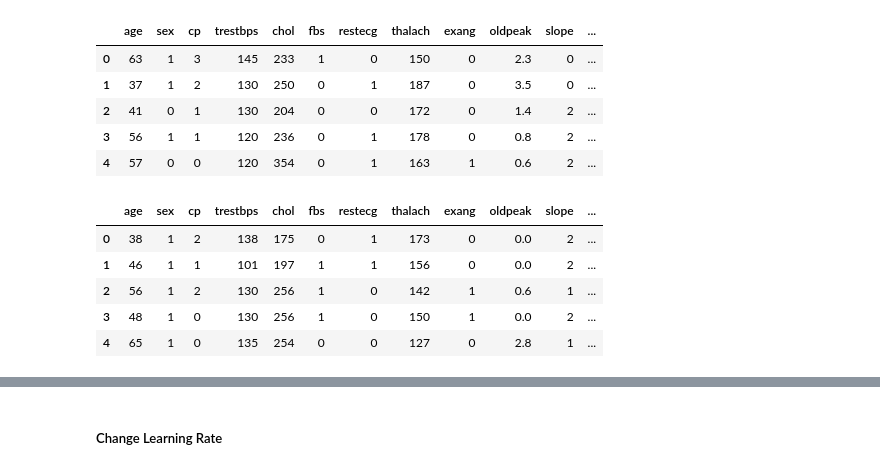
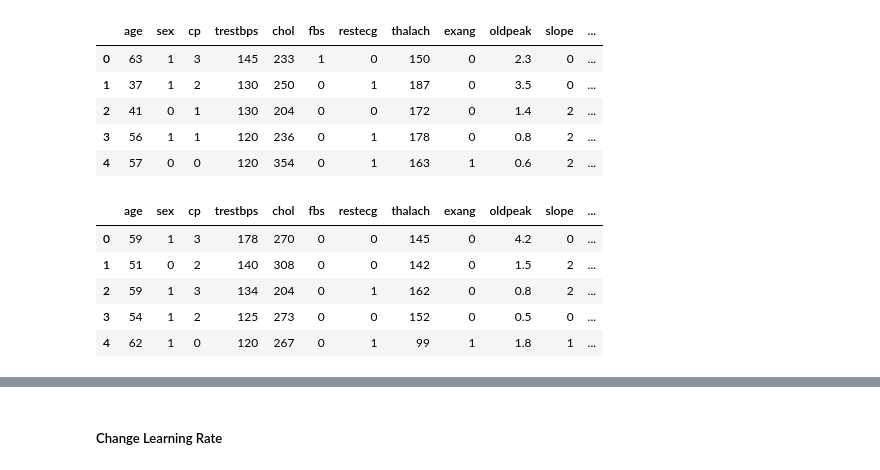
Before and after one commit to AYA0HASSAN/LogisticRegression, a Jupyter notebook: LogisticRegressionLab.ipynb, the cells around one changed output, grey strips where cells are left out. Cells and saved outputs as stored; diff of their text form; code cells hidden in the pictures.

```diff
--- a/LogisticRegressionLab.ipynb
+++ b/LogisticRegressionLab.ipynb
@@ -334,12 +438,13 @@ data.head()
 | 3 | 56 | 1 | 1 | 120 | 236 | 0 | 1 | 178 | 0 | 0.8 | 2 | ... |
 | 4 | 57 | 0 | 0 | 120 | 354 | 0 | 1 | 163 | 1 | 0.6 | 2 | ... |
 # %%
-data_shuffled = data.sample(frac=1).reset_index(drop=True)
+np.random.seed(411)
+data_shuffled = data.sample(frac=1.0).reset_index(drop=True)
 data_shuffled.head()
 # %% [output]
 |  | age | sex | cp | trestbps | chol | fbs | restecg | thalach | exang | oldpeak | slope | ... |
-| 0 | 38 | 1 | 2 | 138 | 175 | 0 | 1 | 173 | 0 | 0.0 | 2 | ... |
-| 1 | 46 | 1 | 1 | 101 | 197 | 1 | 1 | 156 | 0 | 0.0 | 2 | ... |
-| 2 | 56 | 1 | 2 | 130 | 256 | 1 | 0 | 142 | 1 | 0.6 | 1 | ... |
-| 3 | 48 | 1 | 0 | 130 | 256 | 1 | 0 | 150 | 1 | 0.0 | 2 | ... |
-| 4 | 65 | 1 | 0 | 135 | 254 | 0 | 0 | 127 | 0 | 2.8 | 1 | ... |
+| 0 | 59 | 1 | 3 | 178 | 270 | 0 | 0 | 145 | 0 | 4.2 | 0 | ... |
+| 1 | 51 | 0 | 2 | 140 | 308 | 0 | 0 | 142 | 0 | 1.5 | 2 | ... |
+| 2 | 59 | 1 | 3 | 134 | 204 | 0 | 1 | 162 | 0 | 0.8 | 2 | ... |
+| 3 | 54 | 1 | 2 | 125 | 273 | 0 | 0 | 152 | 0 | 0.5 | 0 | ... |
+| 4 | 62 | 1 | 0 | 120 | 267 | 0 | 1 | 99 | 1 | 1.8 | 1 | ... |
```
Also changed, not shown: parts of 26 cells of this notebook.
